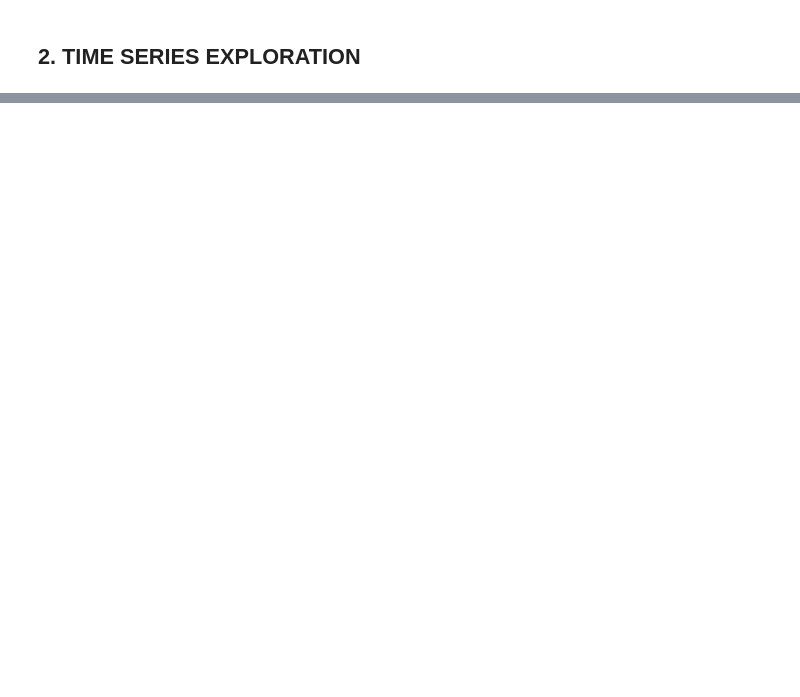
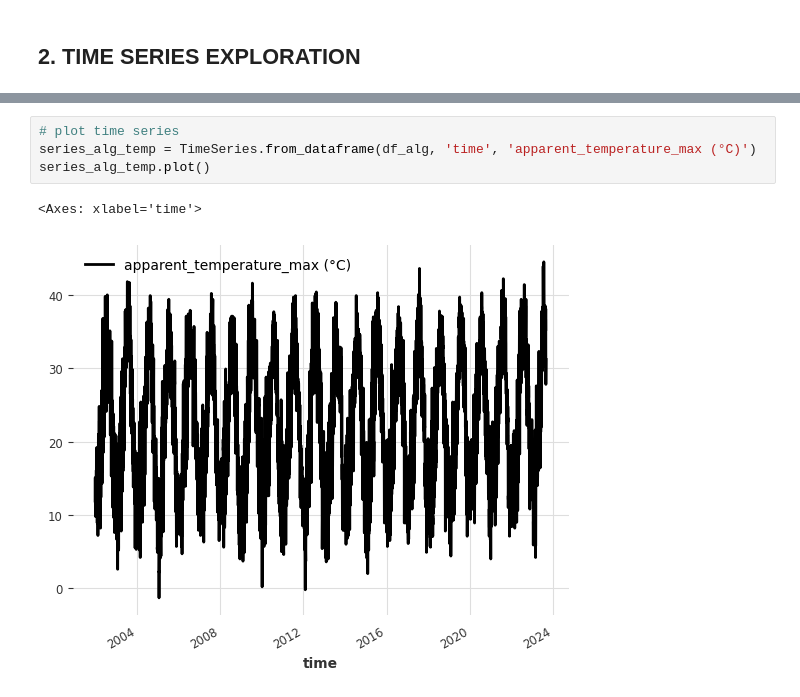
Before and after one commit to EmanuelAfessa/ML_Water_Algiers, a Jupyter notebook: EDA.ipynb, the cells around one changed output, grey strips where cells are left out. Saved outputs shown, nothing was run; the diff lists cells and outputs as text; blank space fills up the shorter version.

```diff
--- a/EDA.ipynb
+++ b/EDA.ipynb
@@ -47,4 +47,11 @@ series_alg.plot()
 # %% [output]
 <Axes: xlabel='time'>
 [figure]
+# %%
+# plot time series
+series_alg_temp = TimeSeries.from_dataframe(df_alg, 'time', 'apparent_temperature_max (°C)')
+series_alg_temp.plot()
+# %% [output]
+<Axes: xlabel='time'>
+[figure, added]
 # %%
```
Also changed, not shown: parts of 3 cells of this notebook, 2 other files.
